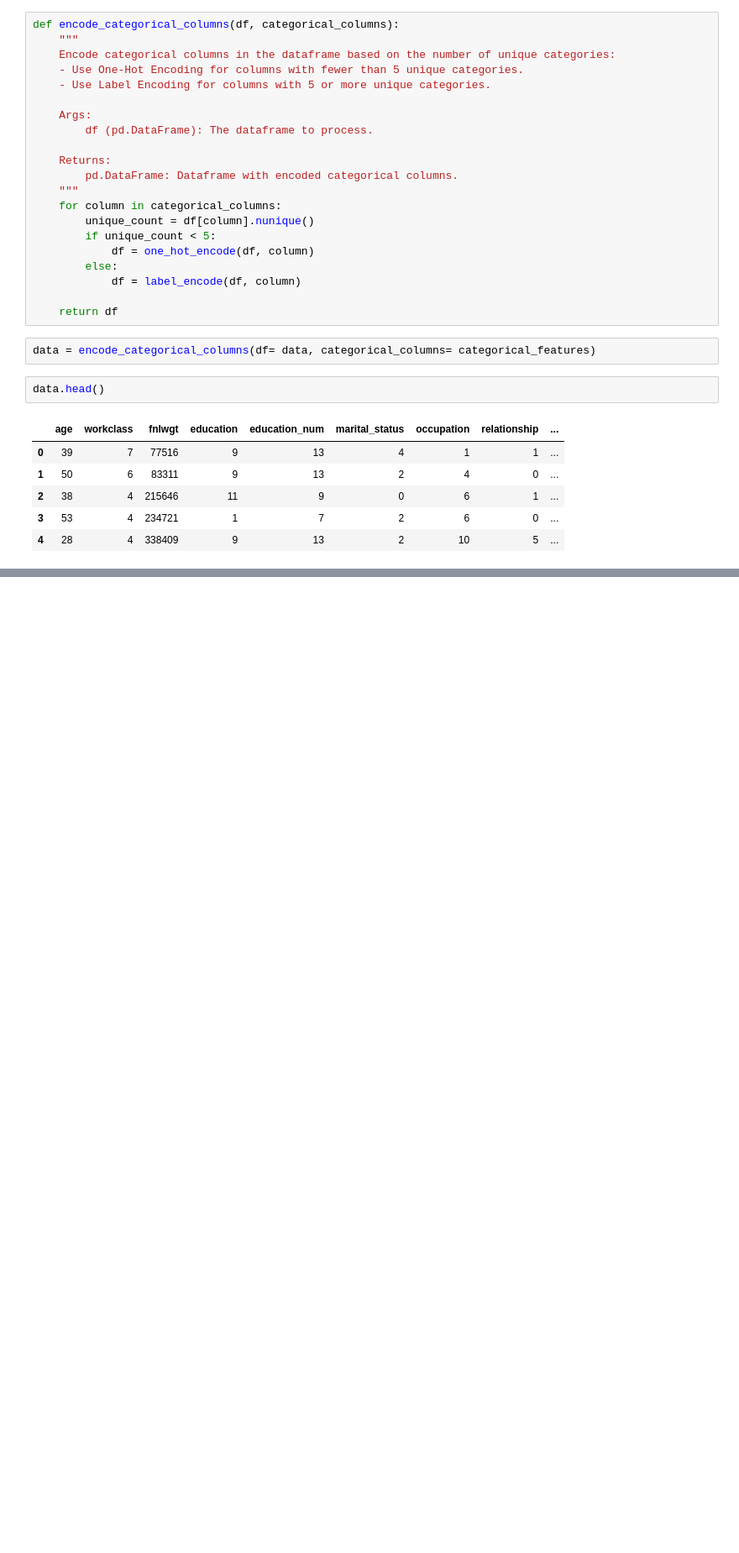
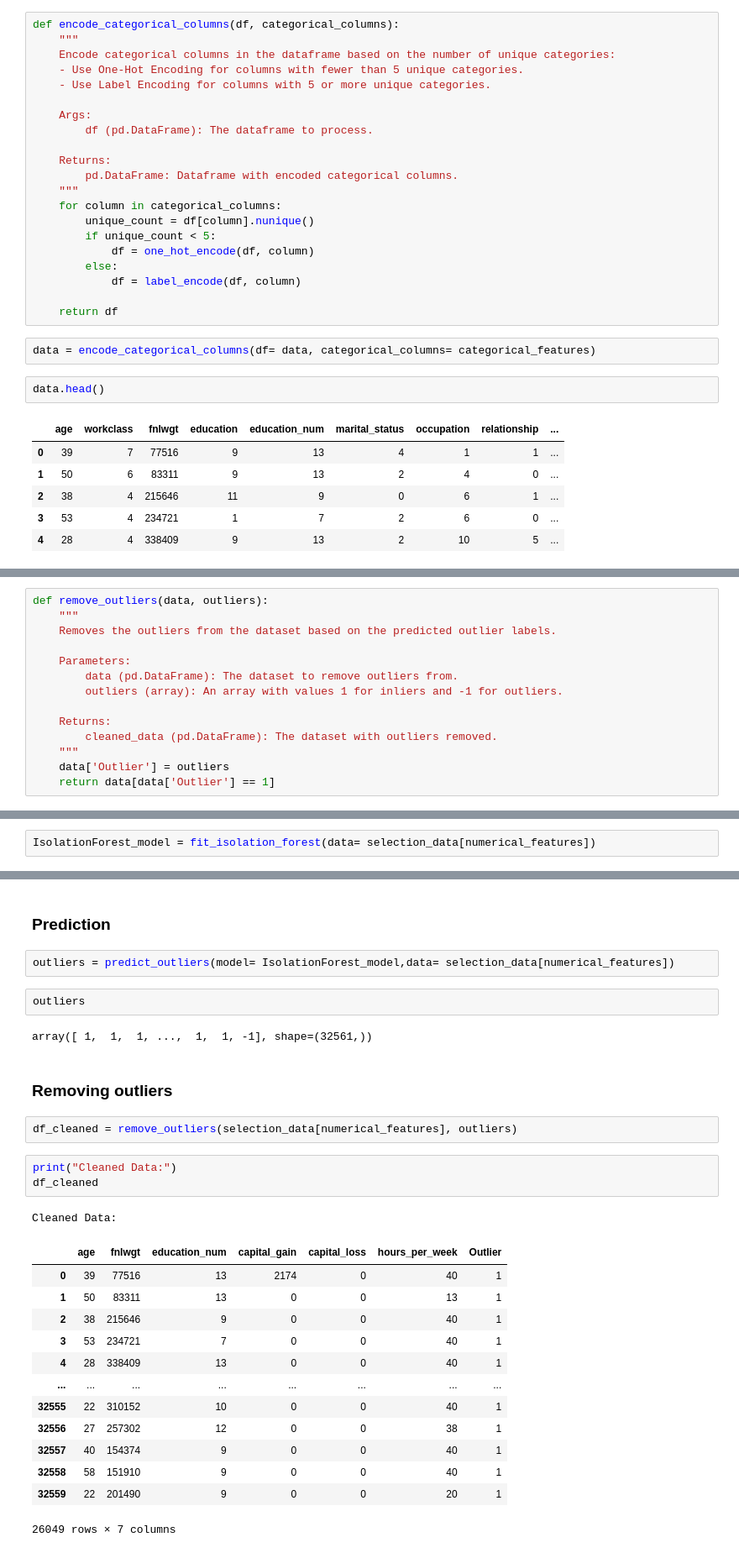
Before and after one commit to Ayush-dhabale/ExeclR_Assignments, a Jupyter notebook: EDA2/eda.ipynb, the cells around one changed output, grey strips where cells are left out. Shown at 84% size. Saved outputs shown, nothing was run; the diff lists cells and outputs as text; blank space fills up the shorter version.

```diff
--- a/EDA2/eda.ipynb
+++ b/EDA2/eda.ipynb
@@ -617,0 +949,14 @@ data.head()
+# %%
+def remove_outliers(data, outliers):
+    """
+    Removes the outliers from the dataset based on the predicted outlier labels.
+
+    Parameters:
+        data (pd.DataFrame): The dataset to remove outliers from.
+        outliers (array): An array with values 1 for inliers and -1 for outliers.
+
+    Returns:
+        cleaned_data (pd.DataFrame): The dataset with outliers removed.
+    """
+    data['Outlier'] = outliers
+    return data[data['Outlier'] == 1]
@@ -617,0 +965,2 @@ data.head()
+# %%
+IsolationForest_model = fit_isolation_forest(data= selection_data[numerical_features])
@@ -617,0 +971,30 @@ data.head()
+# %% [markdown]
+### Prediction
+# %%
+outliers = predict_outliers(model= IsolationForest_model,data= selection_data[numerical_features])
+# %%
+outliers
+# %% [output]
+array([ 1,  1,  1, ...,  1,  1, -1], shape=(32561,))
+# %% [markdown]
+### Removing outliers
+# %%
+df_cleaned = remove_outliers(selection_data[numerical_features], outliers)
+# %%
+print("Cleaned Data:")
+df_cleaned
+# %% [output]
+Cleaned Data:
+|  | age | fnlwgt | education_num | capital_gain | capital_loss | hours_per_week | Outlier |
+| 0 | 39 | 77516 | 13 | 2174 | 0 | 40 | 1 |
+| 1 | 50 | 83311 | 13 | 0 | 0 | 13 | 1 |
+| 2 | 38 | 215646 | 9 | 0 | 0 | 40 | 1 |
+| 3 | 53 | 234721 | 7 | 0 | 0 | 40 | 1 |
+| 4 | 28 | 338409 | 13 | 0 | 0 | 40 | 1 |
+| ... | ... | ... | ... | ... | ... | ... | ... |
+| 32555 | 22 | 310152 | 10 | 0 | 0 | 40 | 1 |
+| 32556 | 27 | 257302 | 12 | 0 | 0 | 38 | 1 |
+| 32557 | 40 | 154374 | 9 | 0 | 0 | 40 | 1 |
+| 32558 | 58 | 151910 | 9 | 0 | 0 | 40 | 1 |
+| 32559 | 22 | 201490 | 9 | 0 | 0 | 20 | 1 |
+26049 rows × 7 columns
```
Also changed, not shown: parts of 41 cells of this notebook, 2 other files.
